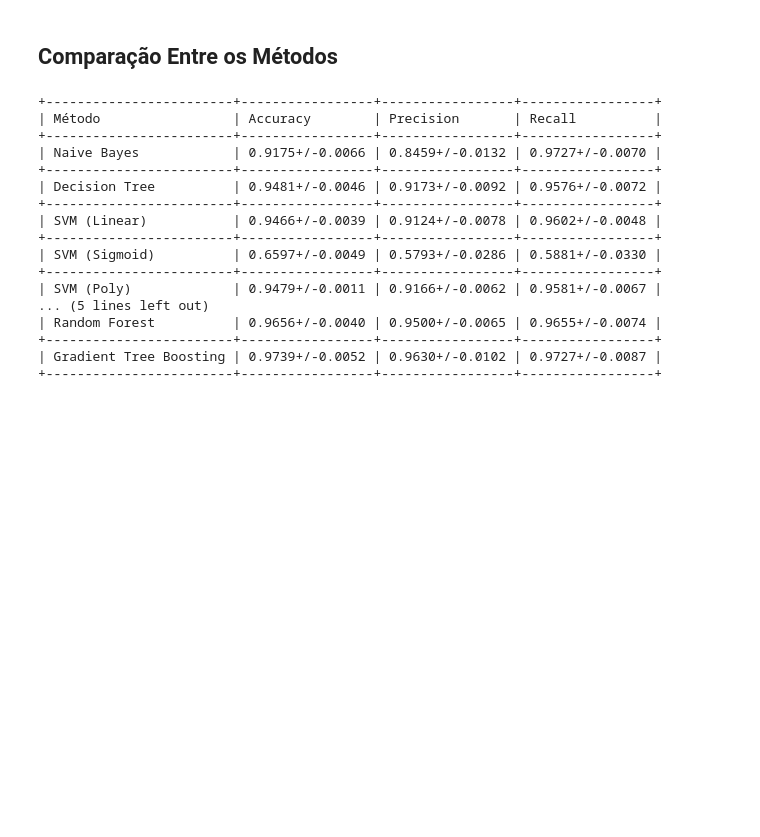
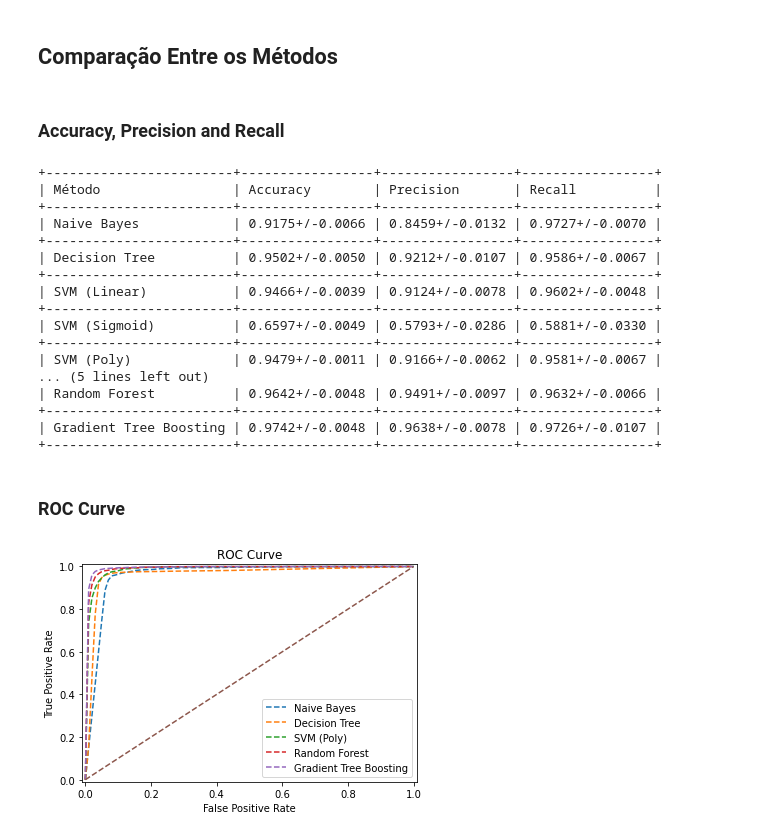
Before and after one commit to vcaitite/machine-learning-exercises, a Jupyter notebook: TP1/Trabalho Prático 1 - Classificação de Exoplanetas.ipynb, the cells around one changed output. Drawn from its saved outputs; the diff is of its cells as text; code cells hidden in the pictures; blank space fills up the shorter version.

```diff
--- a/TP1/Trabalho Prático 1 - Classificação de Exoplanetas.ipynb
+++ b/TP1/Trabalho Prático 1 - Classificação de Exoplanetas.ipynb
@@ -207,5 +209,5 @@ plot_grid_search(clf.cv_results_, lst, 'Max Depth')
 # %%
 model = DecisionTreeClassifier
 params = {'max_depth' : max_depth}
-clf, mean_accuracy_dt, mean_precision_dt, mean_recall_dt = apply_cross_validation(model, params)
+clf, mean_accuracy_dt, mean_precision_dt, mean_recall_dt, roc_dt, pr_dt = apply_cross_validation(model, params)
 # %% [output]
@@ -324,7 +326,7 @@ The best mean accuracy was 0.9448 and was achieved for C = 100.0
 # %%
 model = svm.SVC
 params = {'kernel' : "poly", 'gamma' : 'scale', 'C' : C, 'probability' : True}
-clf, mean_accuracy_poly_svm, mean_precision_poly_svm, mean_recall_poly_svm = apply_cross_validation(model, params)
+clf, mean_accuracy_poly_svm, mean_precision_poly_svm, mean_recall_poly_svm, roc_poly_svm, pr_psvm = apply_cross_validation(model, params)
 # %% [output]
 Accuracy (fold 1): 0.9472
 Accuracy (fold 2): 0.9472
@@ -453,5 +455,5 @@ The best mean accuracy was 0.9642 and was achieved for n_estimators = 100
 # %%
 model = RandomForestClassifier
 params = {'n_estimators' : n_estimators, "max_depth" : max_depth}
-clf, mean_accuracy_rd, mean_precision_rd, mean_recall_rd = apply_cross_validation(model, params)
+clf, mean_accuracy_rf, mean_precision_rf, mean_recall_rf, roc_rf, pr_rf = apply_cross_validation(model, params)
 # %% [output]
@@ -490,5 +492,5 @@ The best mean accuracy was 0.9675 and was achieved for n_estimators = 100
 # %%
 model = GradientBoostingClassifier
 params = {'n_estimators' : n_estimators, "max_depth" : max_depth}
-clf, mean_accuracy_gd, mean_precision_gd, mean_recall_gd = apply_cross_validation(model, params)
+clf, mean_accuracy_gb, mean_precision_gb, mean_recall_gb, roc_gb, pr_gb = apply_cross_validation(model, params)
 # %% [output]
@@ -505,6 +507,8 @@ Mean Recall: 0.9727+/-0.0087
 [figure]
 # %% [markdown]
 ## Comparação Entre os Métodos
+# %% [markdown]
+### Accuracy, Precision and Recall
 # %%
 data = [["Método", 'Accuracy', 'Precision', 'Recall'],
         ["Naive Bayes", mean_accuracy_nb, mean_precision_nb, mean_recall_nb],
@@ -514,8 +518,8 @@ data = [["Método", 'Accuracy', 'Precision', 'Recall'],
         ["SVM (Poly)", mean_accuracy_poly_svm, mean_precision_poly_svm, mean_recall_poly_svm],
         ["SVM (RBF)", mean_accuracy_rbf_svm, mean_precision_rbf_svm, mean_recall_rbf_svm],
         ["k-NN", mean_accuracy_knn, mean_precision_knn, mean_recall_knn],
-        ["Random Forest", mean_accuracy_rd, mean_precision_rd, mean_recall_rd],
-        ["Gradient Tree Boosting", mean_accuracy_gd, mean_precision_gd, mean_recall_gd]]
+        ["Random Forest", mean_accuracy_rf, mean_precision_rf, mean_recall_rf],
+        ["Gradient Tree Boosting", mean_accuracy_gb, mean_precision_gb, mean_recall_gb]]
 table = tabulate.tabulate(data, tablefmt='grid')
 print(table)
 # %% [output]
@@ -524,7 +528,7 @@ print(table)
 +------------------------+-----------------+-----------------+-----------------+
 | Naive Bayes            | 0.9175+/-0.0066 | 0.8459+/-0.0132 | 0.9727+/-0.0070 |
 +------------------------+-----------------+-----------------+-----------------+
-| Decision Tree          | 0.9481+/-0.0046 | 0.9173+/-0.0092 | 0.9576+/-0.0072 |
+| Decision Tree          | 0.9502+/-0.0050 | 0.9212+/-0.0107 | 0.9586+/-0.0067 |
 +------------------------+-----------------+-----------------+-----------------+
 | SVM (Linear)           | 0.9466+/-0.0039 | 0.9124+/-0.0078 | 0.9602+/-0.0048 |
 +------------------------+-----------------+-----------------+-----------------+
@@ -532,7 +536,31 @@ print(table)
 +------------------------+-----------------+-----------------+-----------------+
 | SVM (Poly)             | 0.9479+/-0.0011 | 0.9166+/-0.0062 | 0.9581+/-0.0067 |
 ... (5 lines left out)
-| Random Forest          | 0.9656+/-0.0040 | 0.9500+/-0.0065 | 0.9655+/-0.0074 |
+| Random Forest          | 0.9642+/-0.0048 | 0.9491+/-0.0097 | 0.9632+/-0.0066 |
 +------------------------+-----------------+-----------------+-----------------+
-| Gradient Tree Boosting | 0.9739+/-0.0052 | 0.9630+/-0.0102 | 0.9727+/-0.0087 |
+| Gradient Tree Boosting | 0.9742+/-0.0048 | 0.9638+/-0.0078 | 0.9726+/-0.0107 |
 +------------------------+-----------------+-----------------+-----------------+
+# %% [markdown]
+### ROC Curve
+# %%
+plt.figure(figsize=(6,4))
+base_fpr = np.linspace(0, 1, 101)
+# Plot mean ROC curve for all methods in the same graph
+plt.plot(base_fpr, roc_nb.mean(axis=0), linestyle='--', label='Naive Bayes')
+plt.plot(base_fpr, roc_dt.mean(axis=0), linestyle='--', label='Decision Tree')
+#plt.plot(base_fpr, roc_linear_svm.mean(axis=0), linestyle='--', label='SVM (Linear)')
+#plt.plot(base_fpr, roc_sigmoid_svm.mean(axis=0), linestyle='--', label='SVM (Sigmoid)')
+#plt.plot(base_fpr, roc_rbf_svm.mean(axis=0), linestyle='--', label='SVM (RBF)')
+plt.plot(base_fpr, roc_poly_svm.mean(axis=0), linestyle='--', label='SVM (Poly)')
+plt.plot(base_fpr, roc_rf.mean(axis=0), linestyle='--', label='Random Forest')
+plt.plot(base_fpr, roc_gb.mean(axis=0), linestyle='--', label='Gradient Tree Boosting')
+plt.plot([0, 1], [0, 1],'--')
+plt.xlim([-0.01, 1.01])
+plt.ylim([-0.01, 1.01])
+plt.ylabel('True Positive Rate')
+plt.xlabel('False Positive Rate')
+plt.title("ROC Curve")
+plt.legend()
+plt.show()
+# %% [output]
+[figure, added]
```
Also changed, not shown: parts of 17 cells of this notebook.
